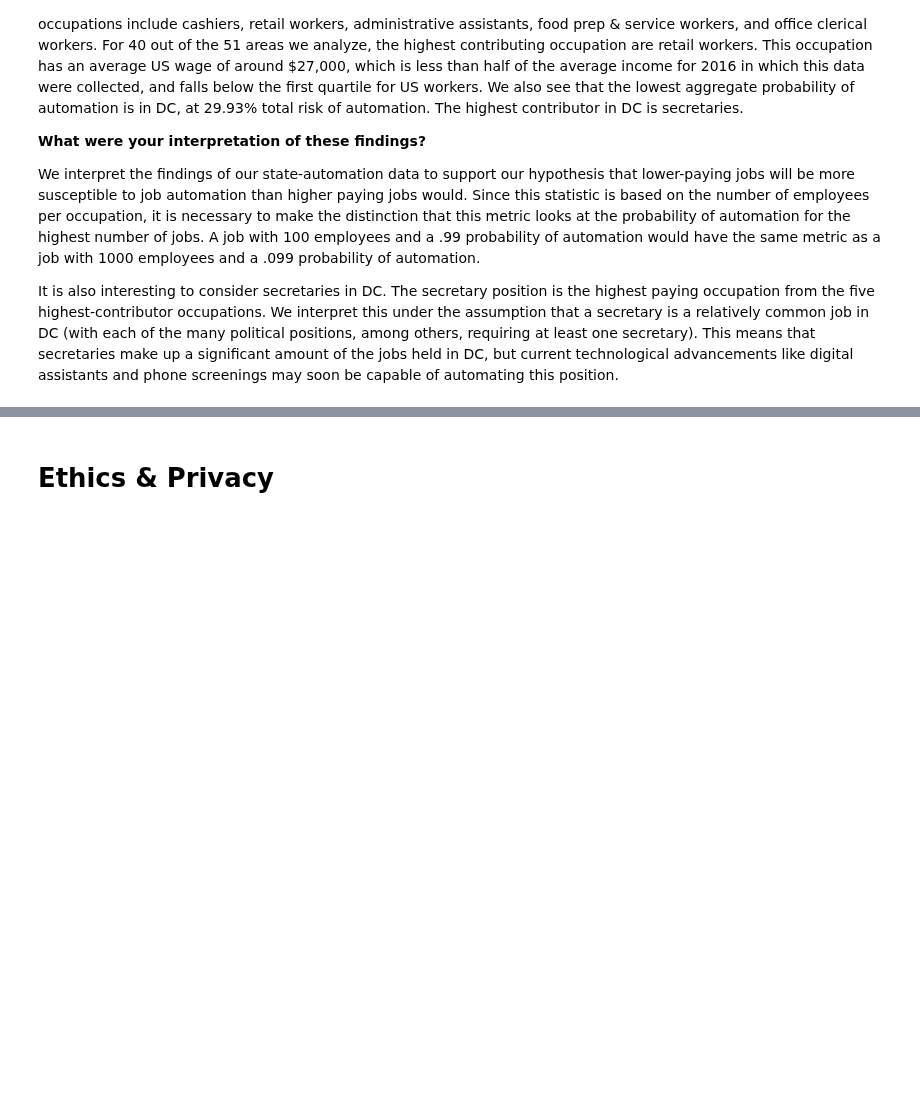
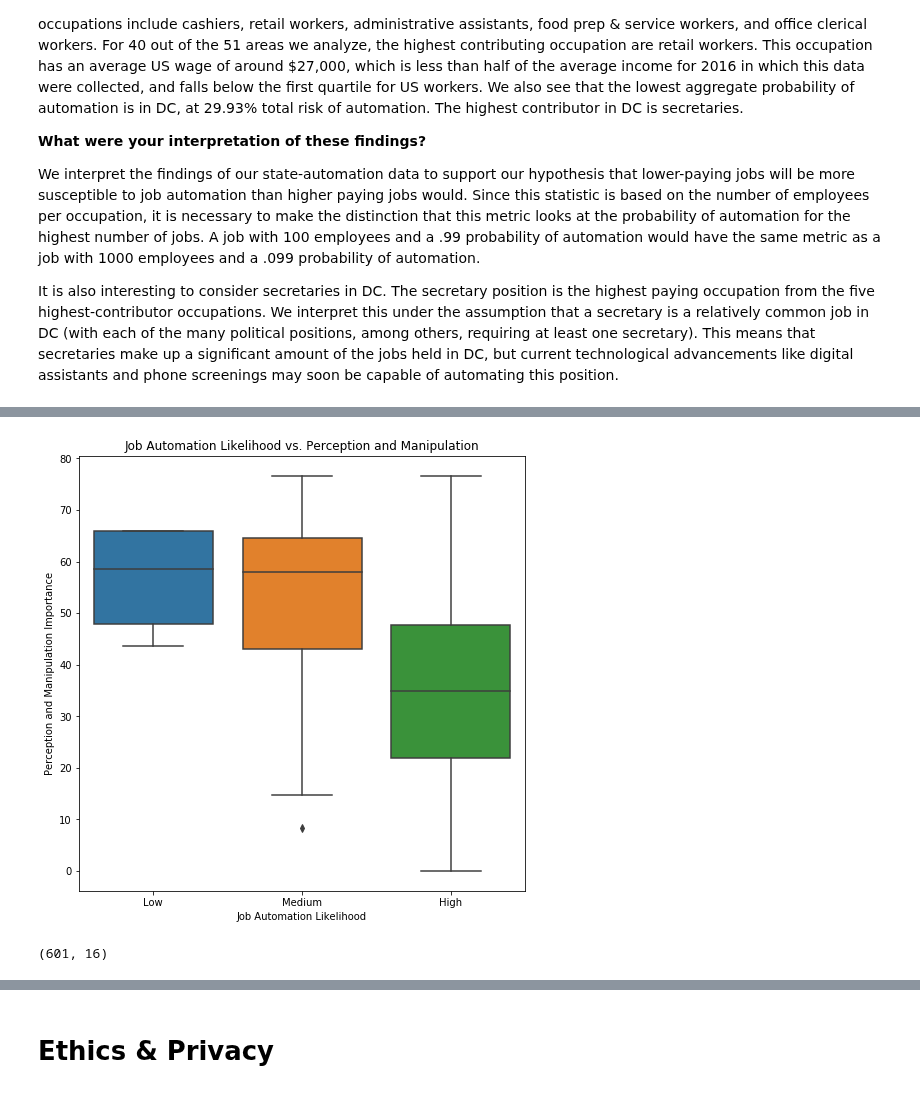
Before and after one commit to COGS108/group11_sp20, a Jupyter notebook: FinalProject_group11.ipynb, the cells around one changed output, grey strips where cells are left out. Drawn from its saved outputs; the diff is of its cells as text; code cells hidden in the pictures; blank space fills up the shorter version.

```diff
--- a/FinalProject_group11.ipynb
+++ b/FinalProject_group11.ipynb
@@ -657,0 +762,21 @@ It is also interesting to consider secretaries in DC. The secretary position is
+# %%
+#Perception and Manipulation Box Plot
+
+merged_df1low = df_prob_h.loc[df_prob_h['Probability'] <= 0.33].assign(Location="Low")
+merged_df1medium = df_prob_h.loc[(df_prob_h['Probability'] > 0.33) & (df_prob_h['Probability'] <= 0.66)].assign(Location="Medium")
+merged_df1high = df_prob_h.loc[df_prob_h['Probability'] > 0.66].assign(Location="High")
+
+allValues = [merged_df1low, merged_df1medium, merged_df1high]
+allMerged = pd.concat(allValues)
+
+plt.figure(figsize=(8,8))
+cdf = pd.concat([merged_df1low, merged_df1medium, merged_df1high])
+ax = sns.boxplot(x="Location", y="Perception_and_Manipulation", data=cdf)
+ax.set(title='Job Automation Likelihood vs. Perception and Manipulation',xlabel='Job Automation Likelihood',
+       ylabel='Perception and Manipulation Importance')
+
+plt.show()
+merged_df1high.shape
+# %% [output]
+[figure, added]
+(601, 16)
```
Also changed, not shown: parts of 18 cells of this notebook.
